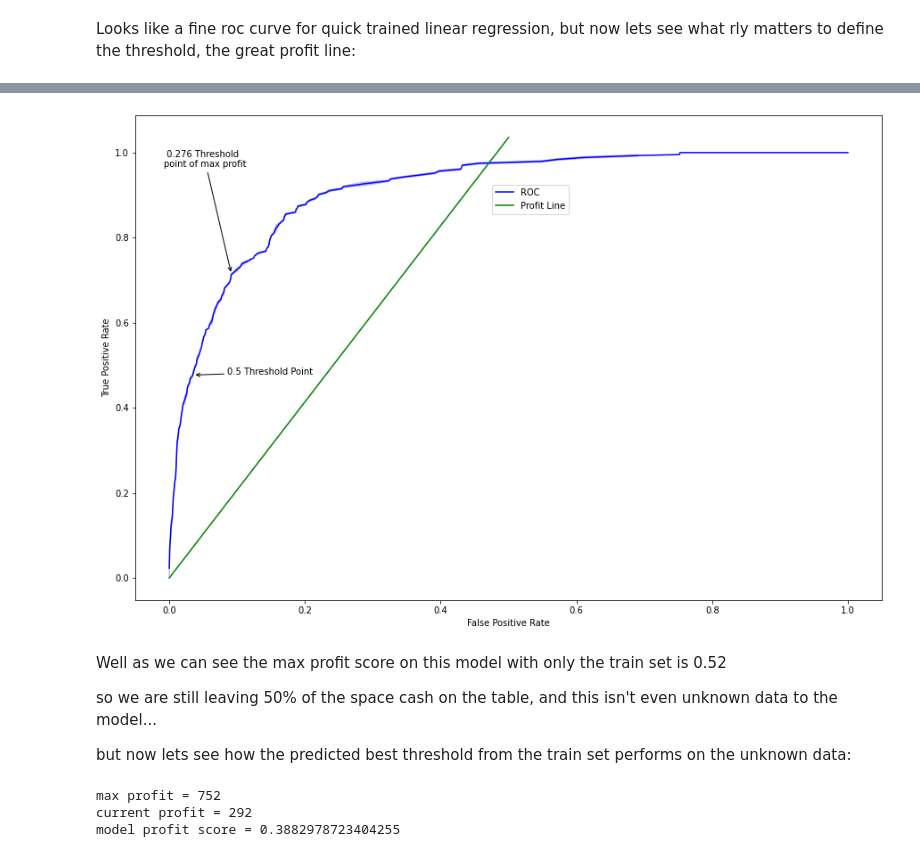
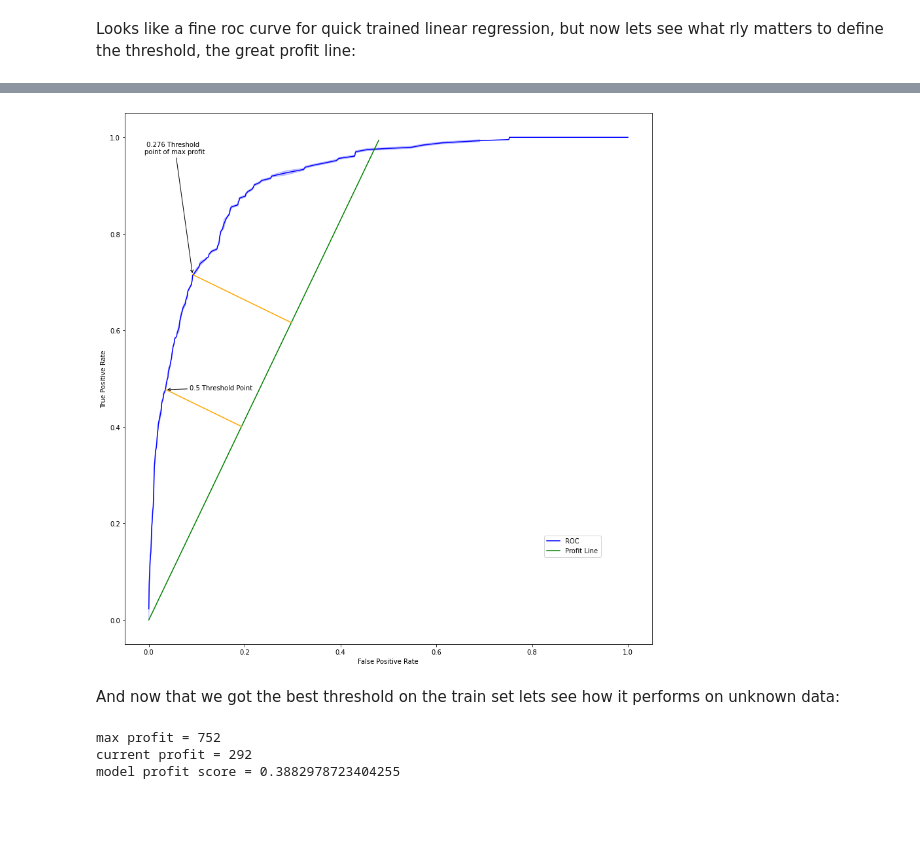
Before and after one commit to TMKlautau/ifood_test_case_start_to_finish, a Jupyter notebook: Ifood_Data_analysis.ipynb, the cells around one changed output, grey strips where cells are left out. Saved outputs shown, nothing was run; the diff lists cells and outputs as text; code cells hidden in the pictures; blank space fills up the shorter version.

```diff
--- a/Ifood_Data_analysis.ipynb
+++ b/Ifood_Data_analysis.ipynb
@@ -377,6 +380,15 @@ The first thing I did was checking the decision treshold, as it is the quick way
 lets start plotting the roc curve to get an idea
 # %%
 from sklearn.metrics import roc_curve
+# %%
+def plot_roc(fpr, tpr):
+    '''Quick function to plot a roc_curve
+    '''
+    roc_fig, roc_ax = plt.subplots(figsize=(12,12), tight_layout = {'pad': 0})
+    roc_curve_plot = sns.lineplot(fpr, tpr, ax=roc_ax, color='blue')
+    roc_ax.set_ylabel('True Positive Rate')
+    roc_ax.set_xlabel('False Positive Rate')
+    return roc_fig, roc_ax
 # %%
 y_pred_proba = lg.predict_proba(X_train)[:,1]
 fpr, tpr, thresholds = roc_curve(y_train, y_pred_proba)
@@ -404,0 +424,17 @@ roc_fig
+# %%
+def add_distance_to_profit_line(roc_ax, point_x, point_y, dataset_y):
+    profit_slope = ((dataset_y.size - dataset_y.sum())*3/(dataset_y.sum()*8))
+    perpend_slope = -1/profit_slope
+    current_y_intercept = point_y -(point_x*perpend_slope)
+    profit_perpend_intercept = current_y_intercept/(profit_slope - perpend_slope)
+    perpend_line_x = np.array([point_x,profit_perpend_intercept])
+    perpend_line_y = perpend_line_x*perpend_slope + current_y_intercept
+    perpend_line = sns.lineplot(perpend_line_x,perpend_line_y,ax=roc_ax, color='orange')
+# %%
+add_profit_line(lg_roc_fig, lg_roc_ax, y_train)
+
+aux_x, aux_y = fpr[current_thresh_index], tpr[current_thresh_index]
+
+add_distance_to_profit_line(lg_roc_ax, aux_x, aux_y, y_train)
+
+lg_roc_fig
@@ -439,14 +501,16 @@ display(aux_df[aux_df.index==0.5])
 # %%
-current_thresh_index = np.abs(thresholds - 0.276).argmin()
-roc_ax.annotate(' 0.276 Threshold\npoint of max profit', xy=(fpr[current_thresh_index], tpr[current_thresh_index]), xytext=(fpr[current_thresh_index]-0.1, tpr[current_thresh_index]+0.25),
-            arrowprops={'facecolor':'black', 'arrowstyle':'->'})
-roc_fig
+lg_roc_ax.annotate(' 0.276 Threshold\npoint of max profit',
+                xy=(fpr[current_thresh_index], tpr[current_thresh_index]),
+                xytext=(fpr[current_thresh_index]-0.1, tpr[current_thresh_index]+0.25),
+                arrowprops={'facecolor':'black', 'arrowstyle':'->'})
+
+aux_x, aux_y = fpr[current_thresh_index], tpr[current_thresh_index]
+
+add_distance_to_profit_line(lg_roc_ax, aux_x, aux_y, y_train)
+
+lg_roc_fig
 # %% [output]
-[figure, old version]
+[figure, new version]
-# %% [markdown]
-Well as we can see the max profit score on this model with only the train set is 0.52
-
-so we are still leaving 50% of the space cash on the table, and this isn't even unknown data to the model...
-
-but now lets see how the predicted best threshold from the train set performs on the unknown data:
+# %% [markdown]
+And now that we got the best threshold on the train set lets see how it performs on unknown data:
 # %%
```
Also changed, not shown: parts of 99 cells of this notebook.
